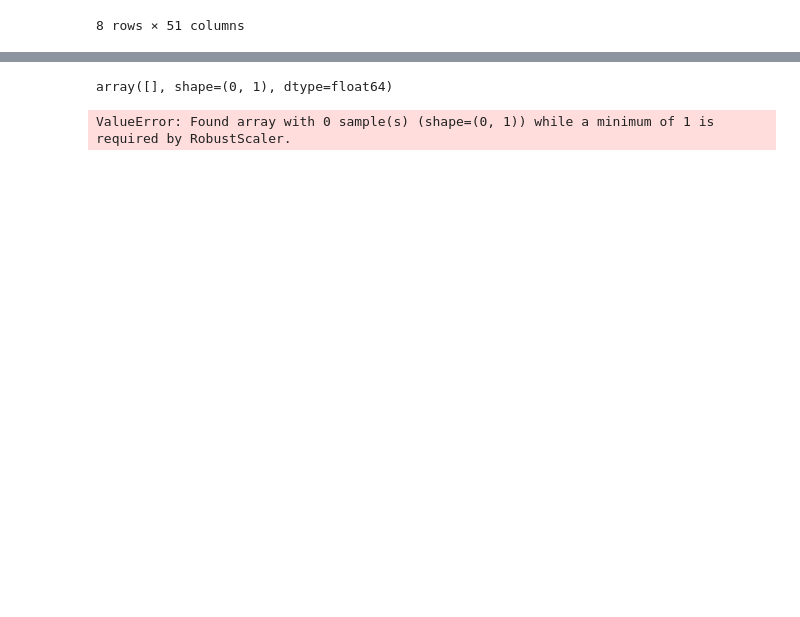
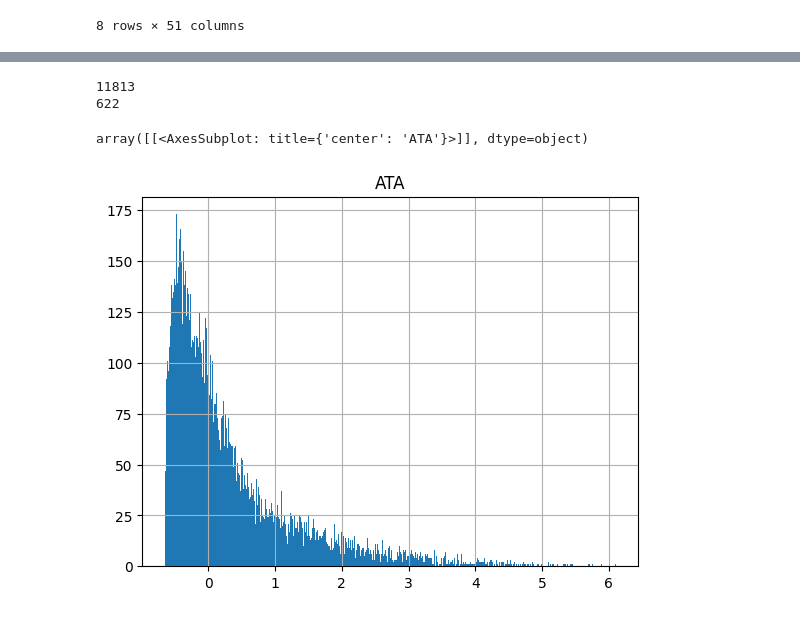
Before and after one commit to elahe-dastan/POP, a Jupyter notebook: feature_engineering/feature_engineering_a.ipynb, the cells around one changed output, grey strips where cells are left out. Drawn from its saved outputs; the diff is of its cells as text; code cells hidden in the pictures; blank space fills up the shorter version.

```diff
--- a/feature_engineering/feature_engineering_a.ipynb
+++ b/feature_engineering/feature_engineering_a.ipynb
@@ -123,15 +84,19 @@ rides.describe()
 rides = rides[['eta', 'ata', 'a_t_a_result.ride_a_t_a', 'source_lat', 'source_lng', 'destination_lat', 'destination_lng', 'e_d_d']]
 eta_edd = rides[["eta", "e_d_d"]].to_numpy().reshape(-1, 2)
 ata = rides["a_t_a_result.ride_a_t_a"].to_numpy().reshape(-1, 1)
-# %%
-ata
-# %% [output]
-array([], shape=(0, 1), dtype=float64)
+# %%
+eta_edd_train, eta_edd_test, ata_train, ata_test = train_test_split(eta_edd, ata, test_size=0.05, random_state=73)
+print(len(eta_edd_train))
+print(len(eta_edd_test))
+# %% [output]
+11813
+622
 # %%
-robust_ata = RobustScaler().fit(ata)
-robust_ata_transformed = robust_ata.transform(ata)
+robust_ata_train = RobustScaler().fit(ata_train)
+robust_ata_train_transformed = robust_ata_train.transform(ata_train)
 
-robust_ata_df = pd.DataFrame(robust_ata_transformed, columns = ['ATA'])
+robust_ata_df = pd.DataFrame(robust_ata_train_transformed, columns = ['ATA'])
 robust_ata_df.hist(bins=500)
 # %% [output]
-ValueError: Found array with 0 sample(s) (shape=(0, 1)) while a minimum of 1 is required by RobustScaler.
+array([[<AxesSubplot: title={'center': 'ATA'}>]], dtype=object)
+[figure, added]
```
Also changed, not shown: parts of 21 cells of this notebook, 3 other files.
